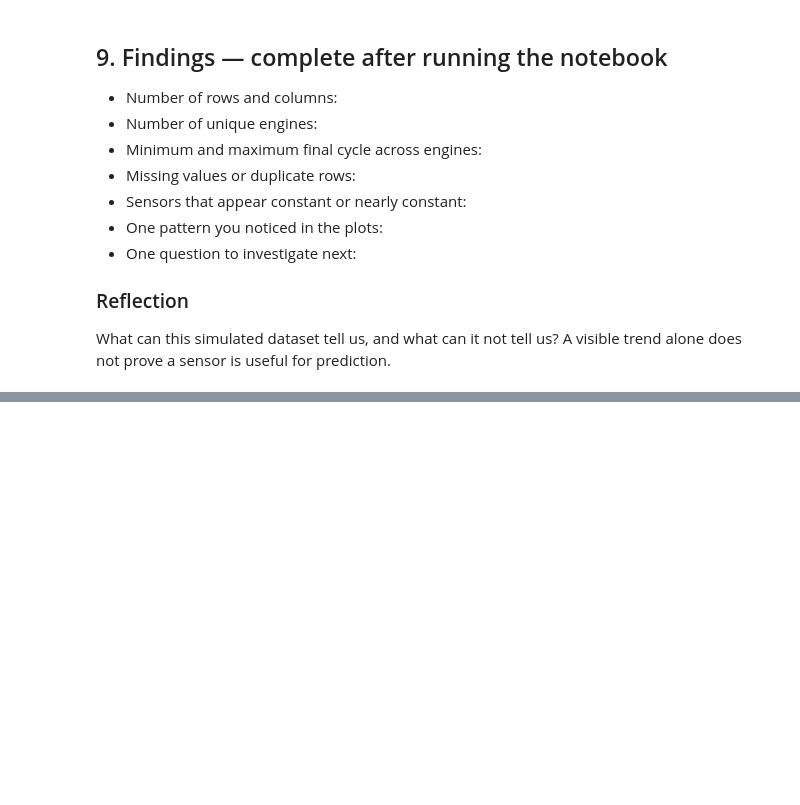
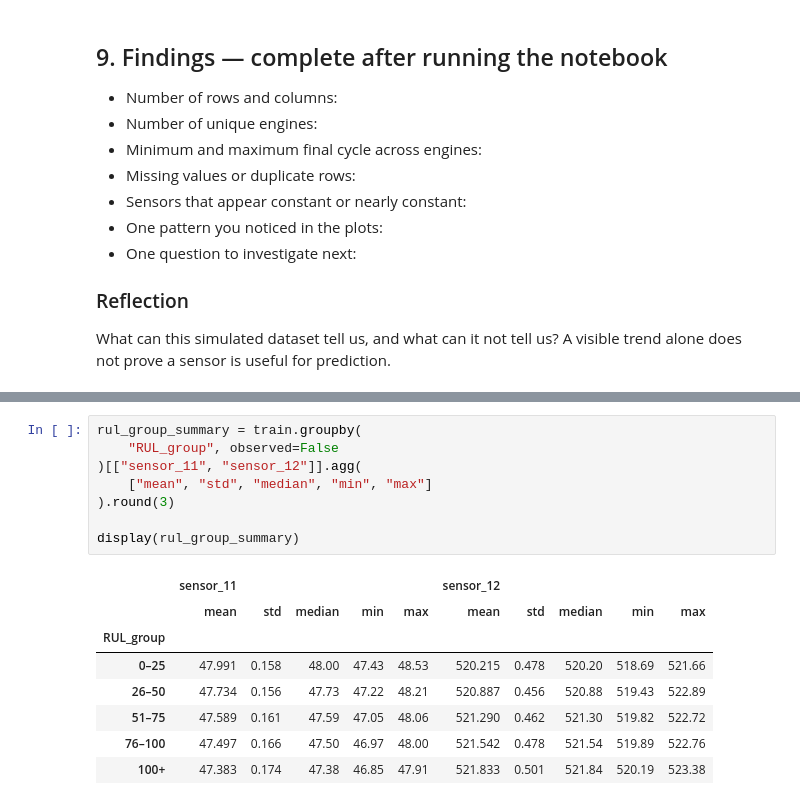
Before and after one commit to RanimRebai/predictive-maintenance-ml, a Jupyter notebook: notebooks/01_data_exploration.ipynb, the cells around one changed output, grey strips where cells are left out. Drawn from its saved outputs; the diff is of its cells as text; blank space fills up the shorter version.

```diff
--- a/notebooks/01_data_exploration.ipynb
+++ b/notebooks/01_data_exploration.ipynb
@@ -311,0 +419,17 @@ What can this simulated dataset tell us, and what can it not tell us? A visible
+# %%
+rul_group_summary = train.groupby(
+    "RUL_group", observed=False
+)[["sensor_11", "sensor_12"]].agg(
+    ["mean", "std", "median", "min", "max"]
+).round(3)
+
+display(rul_group_summary)
+# %% [output]
+|  | sensor_11 |  |  |  |  | sensor_12 |  |  |  |  |
+|  | mean | std | median | min | max | mean | std | median | min | max |
+| RUL_group |  |  |  |  |  |  |  |  |  |  |
+| 0–25 | 47.991 | 0.158 | 48.00 | 47.43 | 48.53 | 520.215 | 0.478 | 520.20 | 518.69 | 521.66 |
+| 26–50 | 47.734 | 0.156 | 47.73 | 47.22 | 48.21 | 520.887 | 0.456 | 520.88 | 519.43 | 522.89 |
+| 51–75 | 47.589 | 0.161 | 47.59 | 47.05 | 48.06 | 521.290 | 0.462 | 521.30 | 519.82 | 522.72 |
+| 76–100 | 47.497 | 0.166 | 47.50 | 46.97 | 48.00 | 521.542 | 0.478 | 521.54 | 519.89 | 522.76 |
+| 100+ | 47.383 | 0.174 | 47.38 | 46.85 | 47.91 | 521.833 | 0.501 | 521.84 | 520.19 | 523.38 |
```
Also changed, not shown: parts of 11 cells of this notebook, 2 other files.
